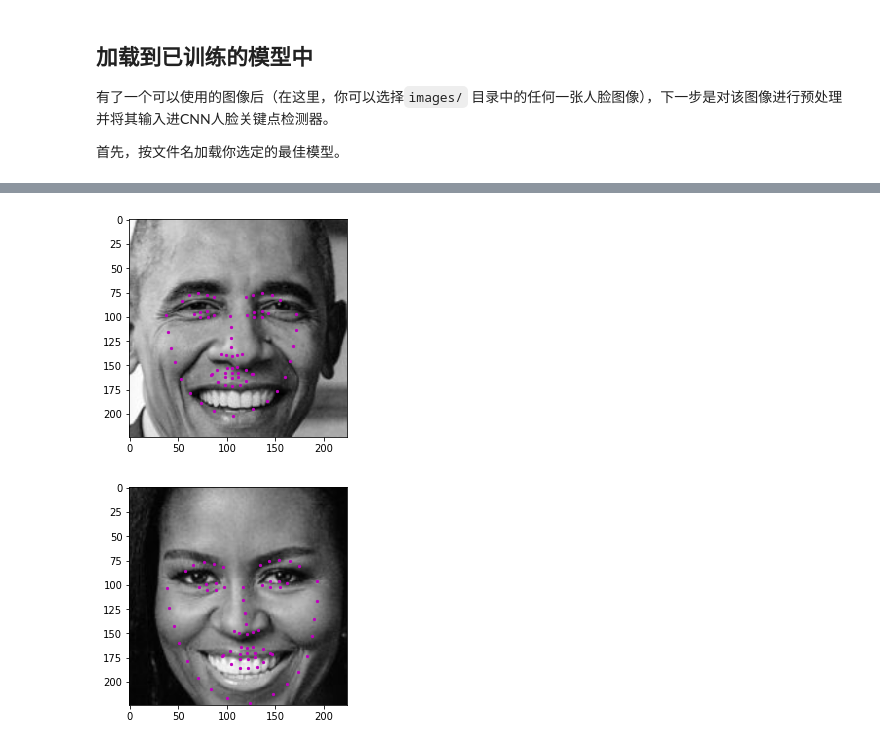
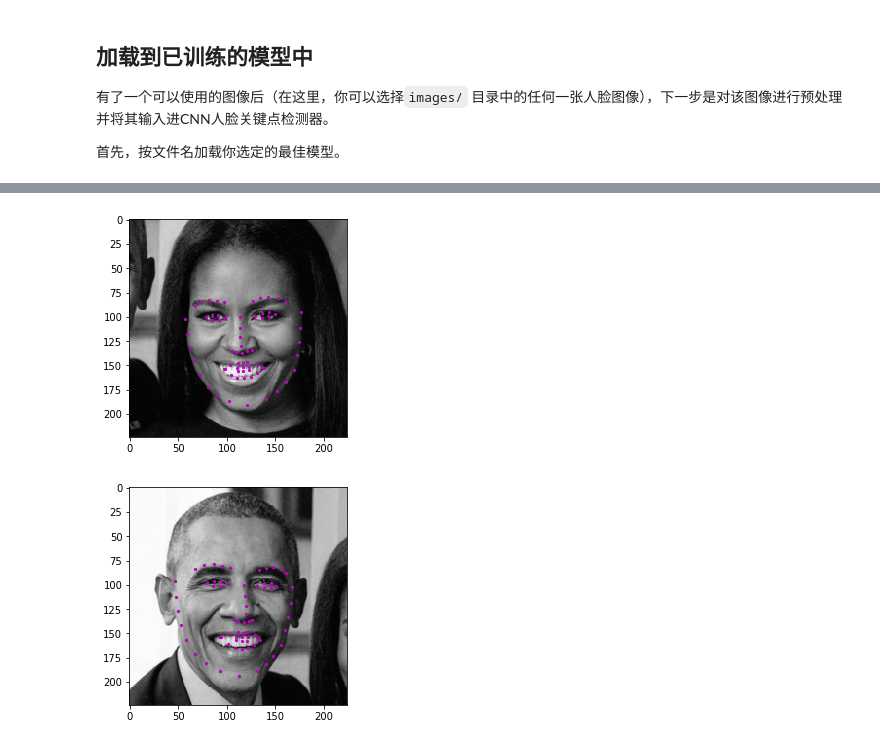
Before and after one commit to libingbingdev/Facial_Keypoints, a Jupyter notebook: 3. Facial Keypoint Detection, Complete Pipeline-zh.ipynb, the cells around one changed output, grey strips where cells are left out. Cells and saved outputs as stored; diff of their text form; code cells hidden in the pictures.

Commit message:
Enlarge the area of interest of the face in the image to match the key points detected by the model

```diff
--- a/3. Facial Keypoint Detection, Complete Pipeline-zh.ipynb
+++ b/3. Facial Keypoint Detection, Complete Pipeline-zh.ipynb
@@ -168,33 +168,33 @@ image_copy = np.copy(image)
 
 from torch.autograd import Variable
 
 # loop over the detected faces from your haar cascade
 for (x,y,w,h) in faces:
 
     # Select the region of interest that is the face in the image
-    roi = image_copy[y:y+h, x:x+w]
+    roi = image_copy[y-50:y+h+50, x-50:x+w+50]
 
     ## TODO: Convert the face region from RGB to grayscale
     roi = cv2.cvtColor(roi, cv2.COLOR_RGB2GRAY)
 
     ## TODO: Normalize the grayscale image so that its color range falls in [0,1] instead of [0,255]
     roi=  roi/255.0
 
     ## TODO: Rescale the detected face to be the expected square size for your CNN (224x224, suggested)
     roi = cv2.resize(roi, (224, 224))
 
     ## TODO: Reshape the numpy image shape (H x W x C) into a torch image shape (C x H x W)
     roi = roi.reshape(roi.shape[0], roi.shape[1], 1)
     roi = roi.transpose((2, 0, 1))
 
     ## TODO: Make facial keypoint predictions using your loaded, trained network
     roi = Variable(torch.from_numpy(roi))
     roi = roi.type(torch.FloatTensor)
     roi = roi.unsqueeze(0)
     keypoints = net(roi)
 
     ## TODO: Display each detected face and the corresponding keypoints
     show_keypoints(roi, keypoints)
 # %% [output]
-[figure, old version]
+[figure, new version]
-[figure, old version]
+[figure, new version]
```
Also changed, not shown: parts of 1 cell of this notebook.
